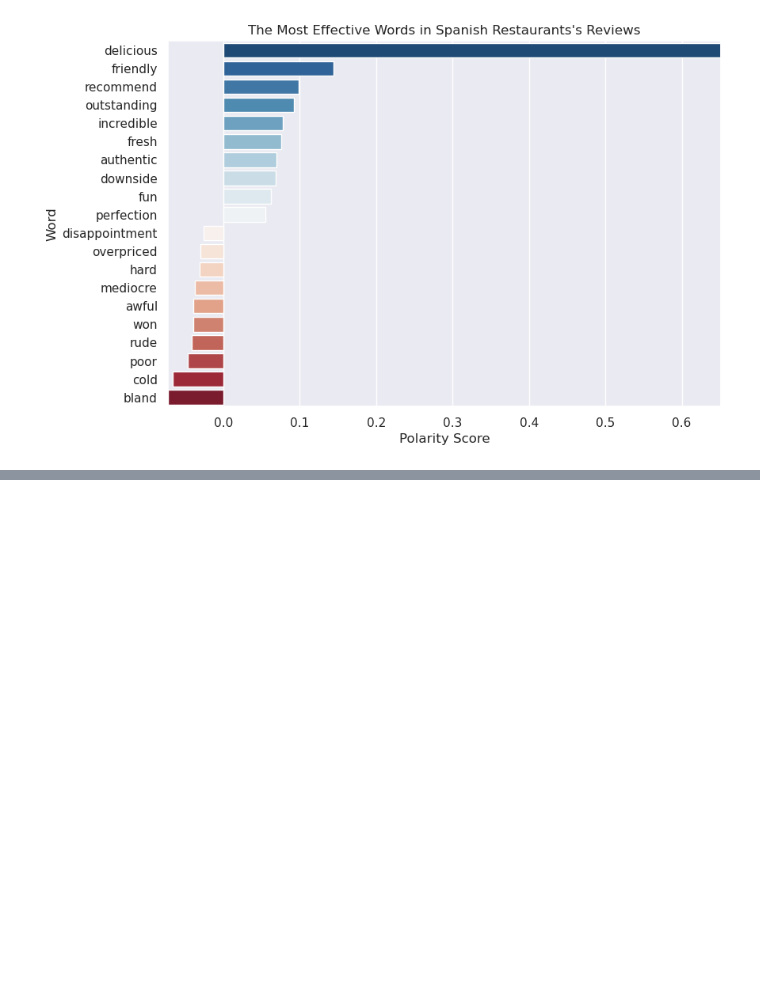
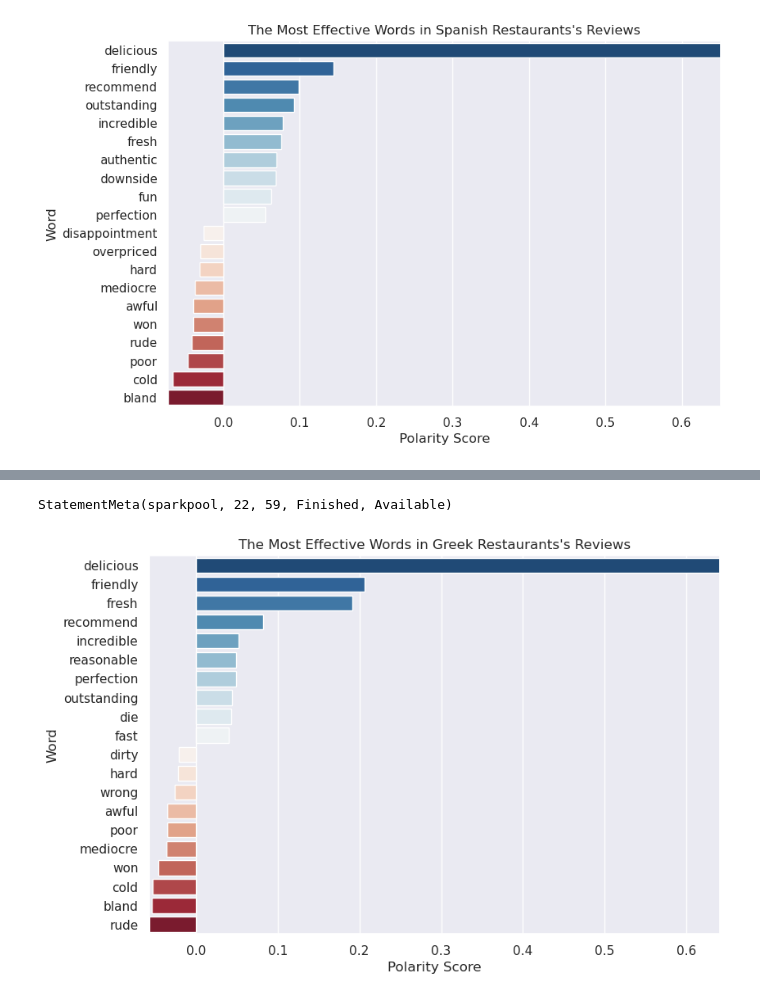
Before and after one commit to yusufkurubacak/PySpark-Yelp-Restaurant-Reviews-Sentiment-Analysis, a Jupyter notebook: Yelp_Sentiment_Analysis.ipynb, the cells around one changed output, grey strips where cells are left out. Cells and saved outputs as stored; diff of their text form; code cells hidden in the pictures; blank space fills up the shorter version.

```diff
--- a/Yelp_Sentiment_Analysis.ipynb
+++ b/Yelp_Sentiment_Analysis.ipynb
@@ -1060,0 +1163,2 @@ StatementMeta(sparkpool, 17, 153, Finished, Available)
+# %%
+greek_sum_df = get_polarity('Greek')
@@ -1060,0 +1199,5 @@ StatementMeta(sparkpool, 17, 153, Finished, Available)
+# %%
+get_plot(greek_sum_df, 'Greek')
+# %% [output]
+StatementMeta(sparkpool, 22, 59, Finished, Available)
+[figure, added]
```
Also changed, not shown: parts of 172 cells of this notebook.
